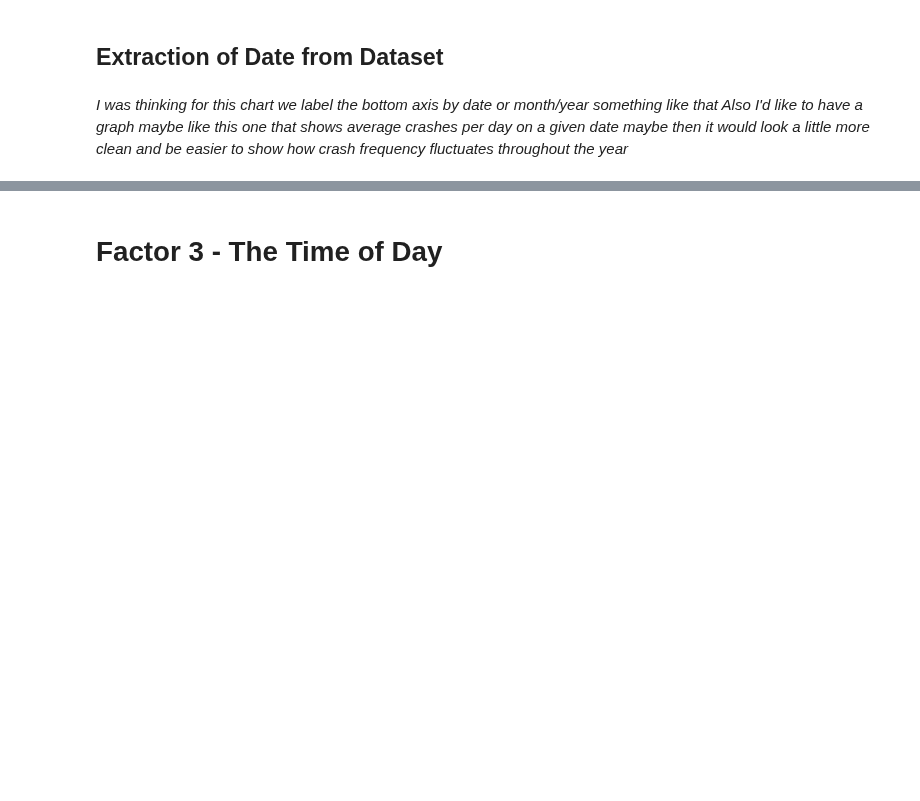
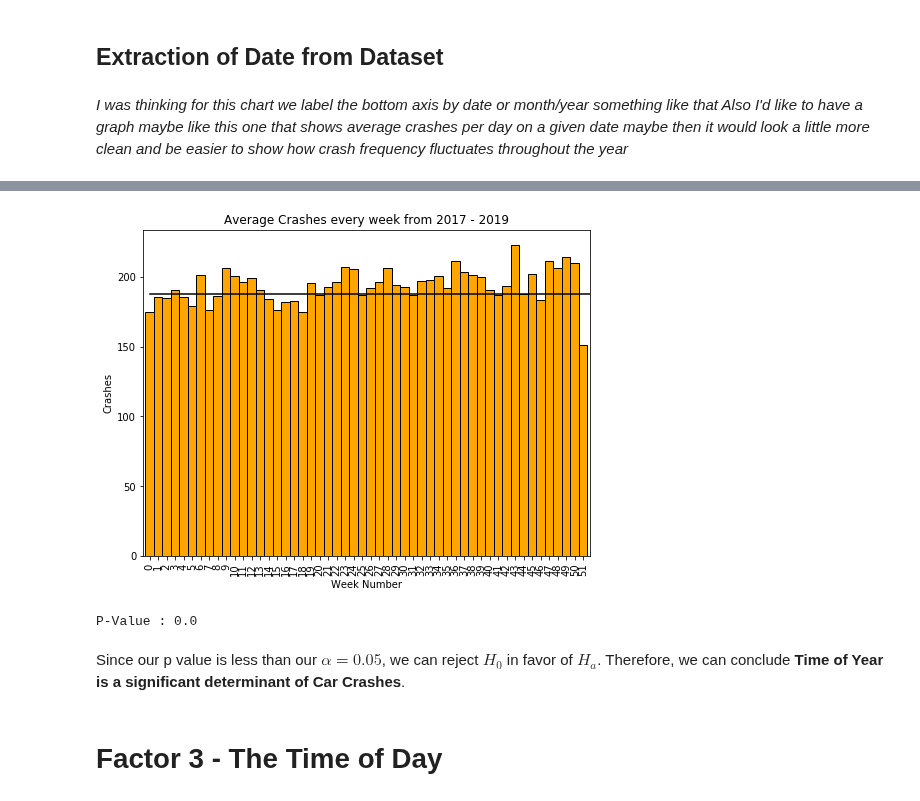
Before and after one commit to COGS108/group061, a Jupyter notebook: Final Project.ipynb, the cells around one changed output, grey strips where cells are left out. Saved outputs shown, nothing was run; the diff lists cells and outputs as text; code cells hidden in the pictures; blank space fills up the shorter version.

```diff
--- a/Final Project.ipynb
+++ b/Final Project.ipynb
@@ -242,3 +256,22 @@ average = dates_summary(dates)
+# %%
+# Plotting against a uniform dist
+
+x = np.linspace(stats.uniform.ppf(0), stats.uniform.ppf(1), 1000)
+averages.plot(kind='bar', color = 'orange', width = 1, edgecolor = 'black', figsize = (8, 6))
+plt.plot(x * 53, stats.uniform.pdf(x) * 187.61728395061726, color = 'black')
+plt.title('Average Crashes every week from 2017 - 2019')
+plt.ylabel('Crashes')
+plt.xlabel('Week Number')
+pass
+# %% [output]
+[figure, added]
+# %%
+ks_stat, p_value = stats.kstest(averages, 'uniform')
+print(f'P-Value : {p_value}')
+# %% [output]
+P-Value : 0.0
+# %% [markdown]
+Since our p value is less than our $\alpha = 0.05$, we can reject $H_0$ in favor of $H_a$. Therefore, we can conclude __Time of Year is a significant determinant of Car Crashes__.
 # %% [markdown]
 # Factor 3 - The Time of Day
 # %% [markdown]
```
Also changed, not shown: parts of 3 cells of this notebook.
